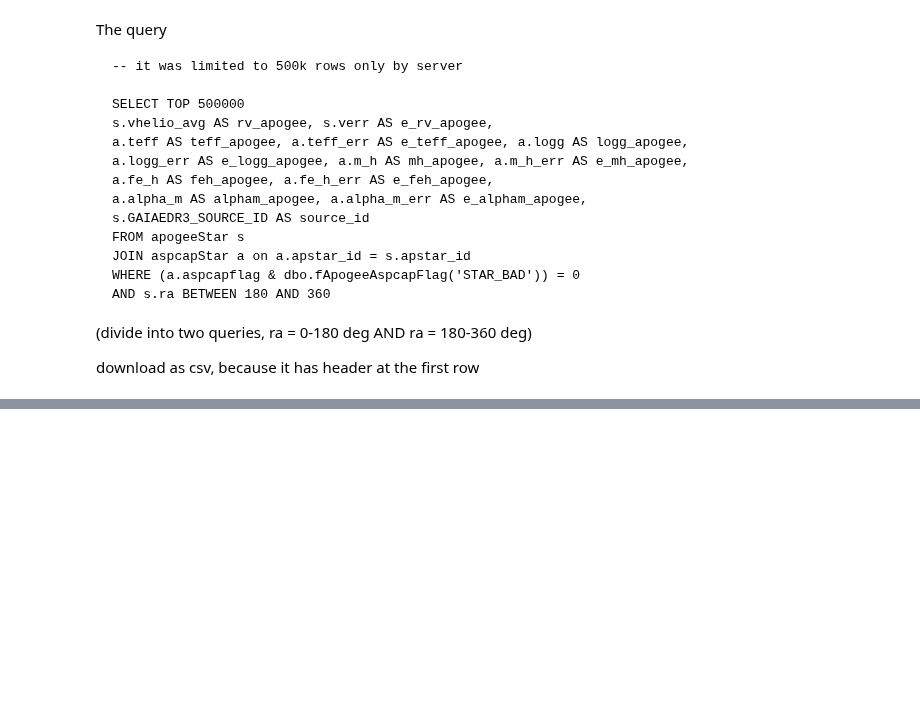
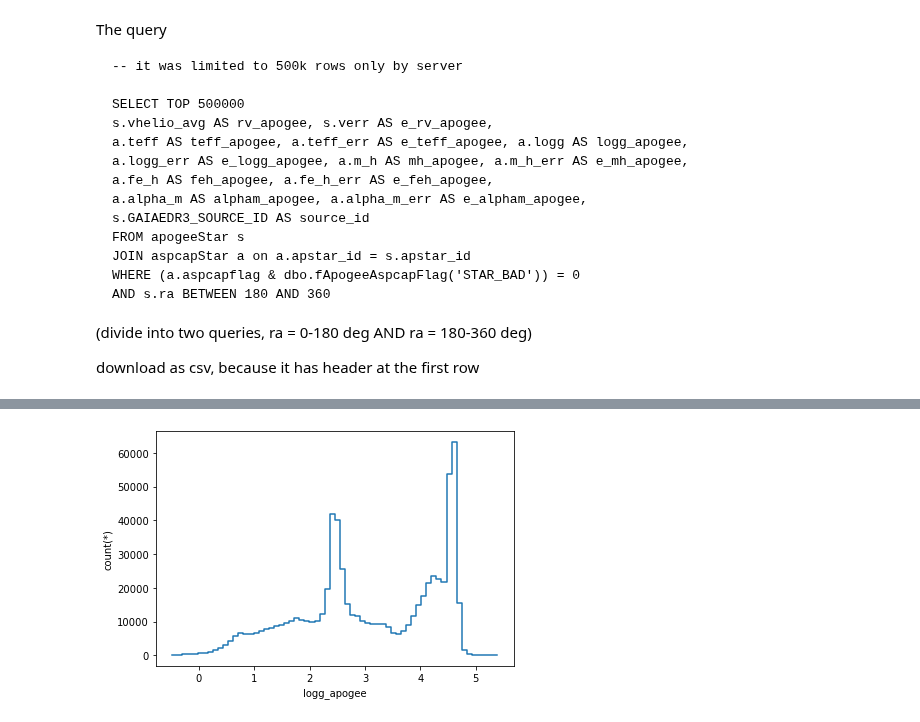
Before and after one commit to Alisyaifudin/Thesis-Project, a Jupyter notebook: 1. Collecting Data/1.3. APOGEE (SDSS17).ipynb, the cells around one changed output, grey strips where cells are left out. Cells and saved outputs as stored; diff of their text form; code cells hidden in the pictures; blank space fills up the shorter version.

```diff
--- a/1. Collecting Data/1.3. APOGEE (SDSS17).ipynb
+++ b/1. Collecting Data/1.3. APOGEE (SDSS17).ipynb
@@ -50,0 +166,4 @@ df_filtered = df_filtered.extract()
+# %%
+df_vaex.viz.histogram(df_vaex.logg_apogee)
+# %% [output]
+[figure, added]
```
Also changed, not shown: parts of 29 cells of this notebook, 2 other files.
